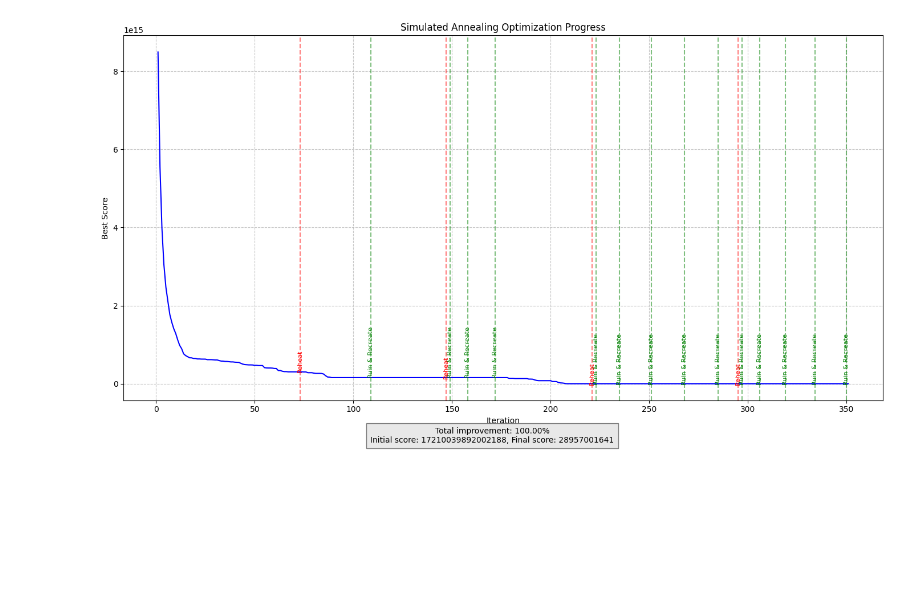
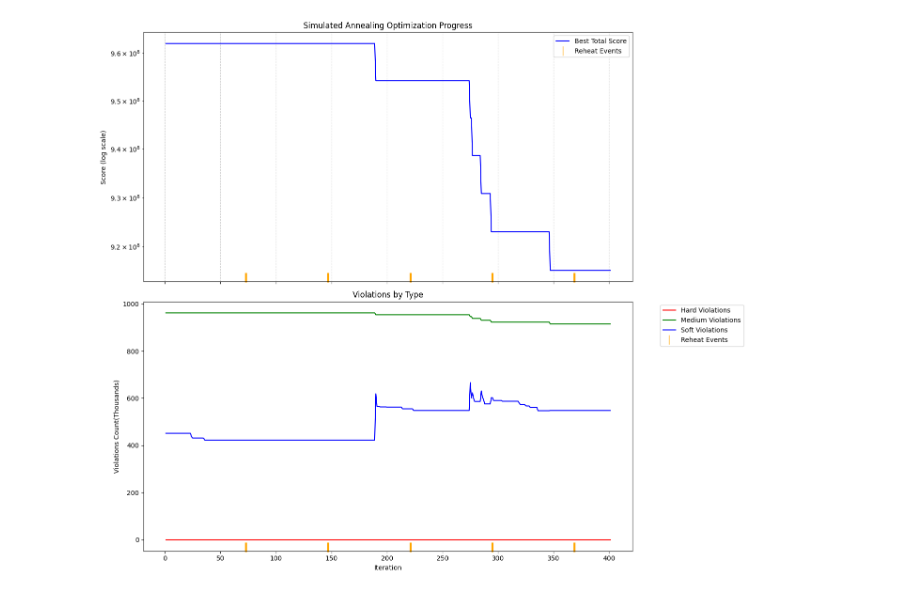
Before and after one commit to FrederikvSvane/bachelor_projekt, a Jupyter notebook: src/util/data_visualizer/data.ipynb, the cells around one changed output. Drawn from its saved outputs; the diff is of its cells as text; code cells hidden in the pictures; blank space fills up the shorter version.

```diff
--- a/src/util/data_visualizer/data.ipynb
+++ b/src/util/data_visualizer/data.ipynb
@@ -142,49 +142,49 @@ def parse_annealing_log(log_text):
         'ruin_iterations': ruin_iterations
     }
 
-def plot_annealing_progress(data):
-    """Create a visualization of the annealing progress."""
-    plt.figure(figsize=(14, 8))
+# def plot_annealing_progress(data):
+#     """Create a visualization of the annealing progress."""
+#     plt.figure(figsize=(14, 8))
 
-    # Plot best score over iterations
-    plt.plot(data['iterations'], data['best_scores'], 'b-', linewidth=1.5, label='Best Score')
+#     # Plot best score over iterations
+#     plt.plot(data['iterations'], data['best_scores'], 'b-', linewidth=1.5, label='Best Score')
 
-    # Mark reheating events
-    for reheat_iter in data['reheating_iterations']:
-        idx = data['iterations'].index(reheat_iter)
-        plt.axvline(x=reheat_iter, color='r', linestyle='--', alpha=0.5)
-        plt.text(reheat_iter, data['best_scores'][idx]*1.02, 'Reheat',
-                 rotation=90, color='r', fontsize=8, ha='center')
+#     # Mark reheating events
+#     for reheat_iter in data['reheating_iterations']:
+#         idx = data['iterations'].index(reheat_iter)
+#         plt.axvline(x=reheat_iter, color='r', linestyle='--', alpha=0.5)
+#         plt.text(reheat_iter, data['best_scores'][idx]*1.02, 'Reheat',
+#                  rotation=90, color='r', fontsize=8, ha='center')
 
-    # Mark ruin and recreate events
-    for ruin_iter in data['ruin_iterations']:
-        idx = data['iterations'].index(ruin_iter)
-        plt.axvline(x=ruin_iter, color='g', linestyle='--', alpha=0.5)
-        plt.text(ruin_iter, data['best_scores'][idx]*1.05, 'Ruin & Recreate',
-                rotation=90, color='g', fontsize=8, ha='center')
+#     # Mark ruin and recreate events
+#     for ruin_iter in data['ruin_iterations']:
+#         idx = data['iterations'].index(ruin_iter)
+#         plt.axvline(x=ruin_iter, color='g', linestyle='--', alpha=0.5)
+#         plt.text(ruin_iter, data['best_scores'][idx]*1.05, 'Ruin & Recreate',
+#                 rotation=90, color='g', fontsize=8, ha='center')
 
-    # Calculate improvement percentage
-    if data['best_scores']:
-        initial_score = data['initial_score']
-        final_score = data['best_scores'][-1]
-        improvement = ((initial_score - final_score) / initial_score) * 100
+#     # Calculate improvement percentage
+#     if data['best_scores']:
+#         initial_score = data['initial_score']
+#         final_score = data['best_scores'][-1]
+#         improvement = ((initial_score - final_score) / initial_score) * 100
 
-        plt.figtext(0.5, 0.01, f'Total improvement: {improvement:.2f}%\n'
-                   f'Initial score: {initial_score}, Final score: {final_score}',
-                   ha='center', fontsize=10, bbox={'facecolor':'lightgray', 'alpha':0.5, 'pad':5})
+#         plt.figtext(0.5, 0.01, f'Total improvement: {improvement:.2f}%\n'
+#                    f'Initial score: {initial_score}, Final score: {final_score}',
+#                    ha='center', fontsize=10, bbox={'facecolor':'lightgray', 'alpha':0.5, 'pad':5})
 
-    # Add labels and title
-    plt.xlabel('Iteration')
-    plt.ylabel('Best Score')
-    plt.title('Simulated Annealing Optimization Progress')
-    plt.grid(True, linestyle='--', alpha=0.7)
+#     # Add labels and title
+#     plt.xlabel('Iteration')
+#     plt.ylabel('Best Score')
+#     plt.title('Simulated Annealing Optimization Progress')
+#     plt.grid(True, linestyle='--', alpha=0.7)
 
-    # Optional: Log scale for y-axis if scores vary greatly
-    #plt.yscale('log')
+#     # Optional: Log scale for y-axis if scores vary greatly
+#     #plt.yscale('log')
 
-    plt.tight_layout(rect=[0, 0.03, 1, 0.95])  # Make room for the text at the bottom
-    plt.savefig('annealing_progress.png', dpi=300)
-    plt.show()
+#     plt.tight_layout(rect=[0, 0.03, 1, 0.95])  # Make room for the text at the bottom
+#     plt.savefig('annealing_progress.png', dpi=300)
+#     plt.show()
 
 # Function to break down score components
 def plot_score_components(data, log_text):  # Added log_text parameter
@@ -226,48 +226,34 @@ def plot_score_components(data, log_text):  # Added log_text parameter
     reheat_color = 'orange'
 
     # Add invisible point for legend entry
     ax1.plot([], [], color=reheat_color, marker='|', markersize=15, linewidth=0, label='Reheat Events')
     ax2.plot([], [], color=reheat_color, marker='|', markersize=15, linewidth=0, label='Reheat Events')
 
     # Add the actual reheat markers
     for reheat_iter in data['reheating_iterations']:
         ax1.axvline(x=reheat_iter, ymin=0, ymax=0.03, color=reheat_color, linewidth=3, clip_on=False)
         ax2.axvline(x=reheat_iter, ymin=0, ymax=0.03, color=reheat_color, linewidth=3, clip_on=False)
 
     # Add legends
     ax1.legend()
-    ax2.legend()
+    ax2.legend(loc='upper left', bbox_to_anchor=(0, 0.9))
 
     plt.tight_layout()
     plt.savefig('annealing_components.png', dpi=300)
     plt.show()
 
 def read_log_file(file_path):
     """Read log file content from the given path."""
     if not os.path.exists(file_path):
         raise FileNotFoundError(f"Log file not found at: {file_path}")
 
     with open(file_path, 'r') as file:
         return file.read()
 
 # Now use the proper flow:
-log_text = read_log_file('../../../FINAL_TEST_LS_1500.log')
+log_text = read_log_file('../../../benchmark_tests/log_files/FINAL_GRAPH+LS_500.log')
 data = parse_annealing_log(log_text)
-plot_annealing_progress(data)
+#plot_annealing_progress(data)
 plot_score_components(data, log_text)  # Pass log_text here
-
-def read_log_file(file_path):
-    """Read log file content from the given path."""
-    if not os.path.exists(file_path):
-        raise FileNotFoundError(f"Log file not found at: {file_path}")
-
-    with open(file_path, 'r') as file:
-        return file.read()
-
-# Now use the proper flow:
-log_text = read_log_file('../../../FINAL_GRAPH+LS_500.log')
-data = parse_annealing_log(log_text)
-plot_annealing_progress(data)
-plot_score_components(data, log_text)  # Pass log_text here
 # %% [output]
-[figure, old version]
+[figure, new version]
```
Also changed, not shown: parts of 1 cell of this notebook, 3 other files.
